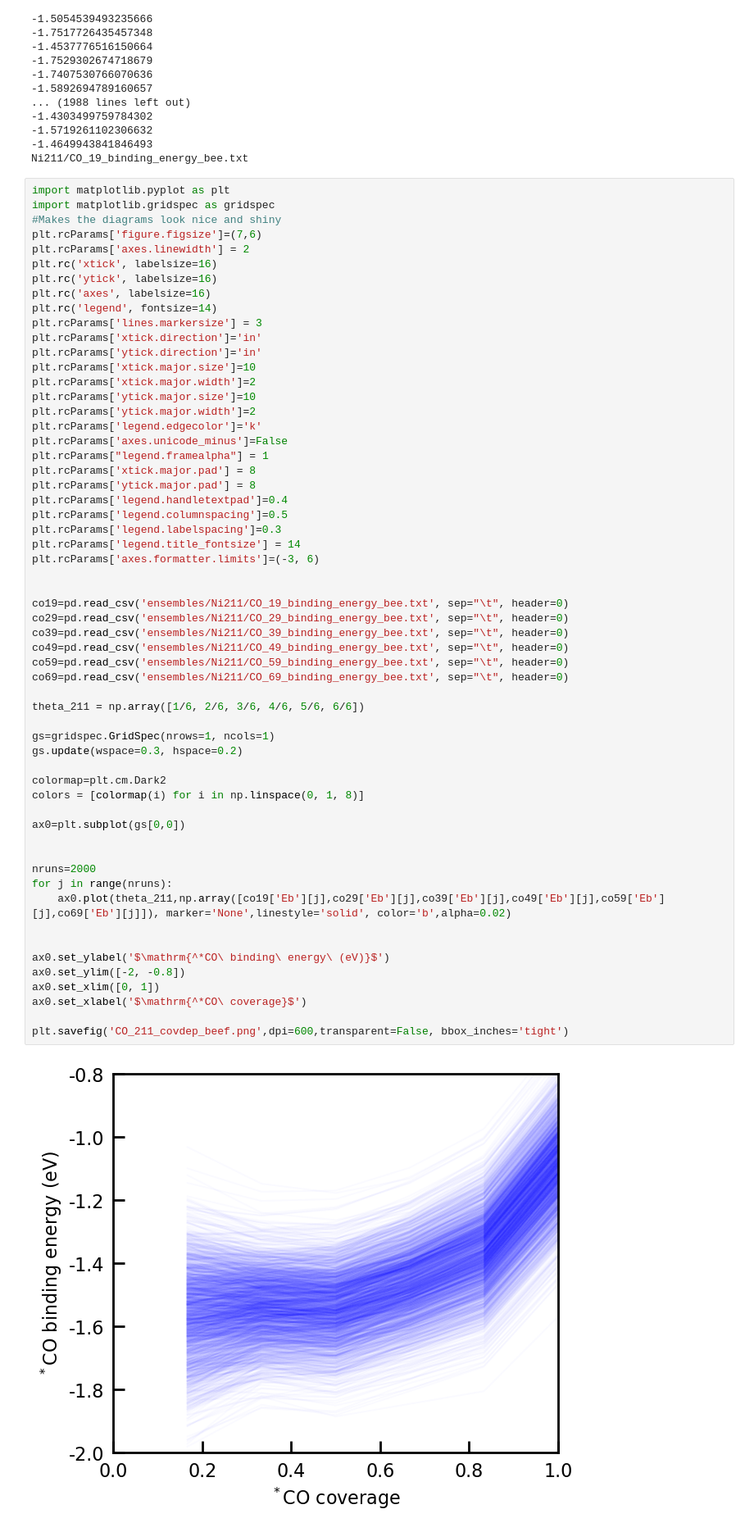
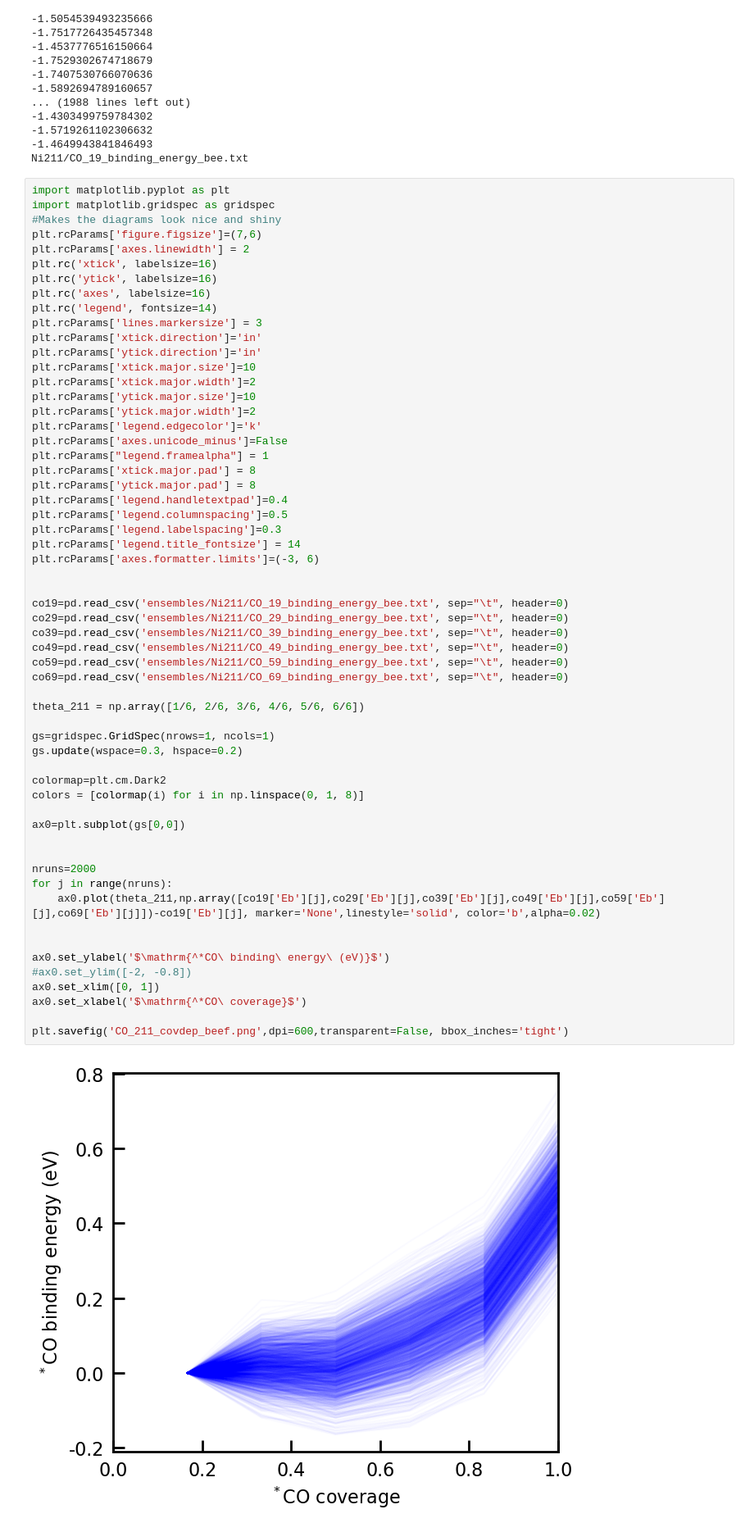
Before and after one commit to bjkreitz/multifacet, a Jupyter notebook: TPD/DFT/bee_covdep.ipynb, the cells around one changed output. Shown at 82% size. Saved outputs shown, nothing was run; the diff lists cells and outputs as text.

```diff
--- a/TPD/DFT/bee_covdep.ipynb
+++ b/TPD/DFT/bee_covdep.ipynb
@@ -369,33 +369,33 @@ plt.rcParams['axes.formatter.limits']=(-3, 6)
 
 
 co19=pd.read_csv('ensembles/Ni211/CO_19_binding_energy_bee.txt', sep="\t", header=0)
 co29=pd.read_csv('ensembles/Ni211/CO_29_binding_energy_bee.txt', sep="\t", header=0)
 co39=pd.read_csv('ensembles/Ni211/CO_39_binding_energy_bee.txt', sep="\t", header=0)
 co49=pd.read_csv('ensembles/Ni211/CO_49_binding_energy_bee.txt', sep="\t", header=0)
 co59=pd.read_csv('ensembles/Ni211/CO_59_binding_energy_bee.txt', sep="\t", header=0)
 co69=pd.read_csv('ensembles/Ni211/CO_69_binding_energy_bee.txt', sep="\t", header=0)
 
 theta_211 = np.array([1/6, 2/6, 3/6, 4/6, 5/6, 6/6])
 
 gs=gridspec.GridSpec(nrows=1, ncols=1)
 gs.update(wspace=0.3, hspace=0.2)
 
 colormap=plt.cm.Dark2
 colors = [colormap(i) for i in np.linspace(0, 1, 8)]
 
 ax0=plt.subplot(gs[0,0])
 
 
 nruns=2000
 for j in range(nruns):
-    ax0.plot(theta_211,np.array([co19['Eb'][j],co29['Eb'][j],co39['Eb'][j],co49['Eb'][j],co59['Eb'][j],co69['Eb'][j]]), marker='None',linestyle='solid', color='b',alpha=0.02)
+    ax0.plot(theta_211,np.array([co19['Eb'][j],co29['Eb'][j],co39['Eb'][j],co49['Eb'][j],co59['Eb'][j],co69['Eb'][j]])-co19['Eb'][j], marker='None',linestyle='solid', color='b',alpha=0.02)
 
 
 ax0.set_ylabel('$\mathrm{^*CO\ binding\ energy\ (eV)}$')
-ax0.set_ylim([-2, -0.8])
+#ax0.set_ylim([-2, -0.8])
 ax0.set_xlim([0, 1])
 ax0.set_xlabel('$\mathrm{^*CO\ coverage}$')
 
 plt.savefig('CO_211_covdep_beef.png',dpi=600,transparent=False, bbox_inches='tight')
 # %% [output]
-[figure, old version]
+[figure, new version]
```
Also changed, not shown: 56 other files.
